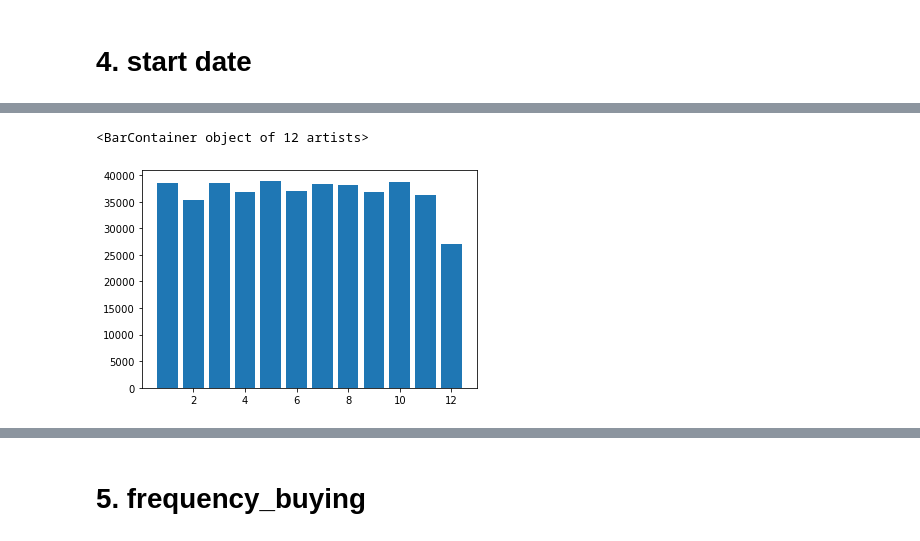
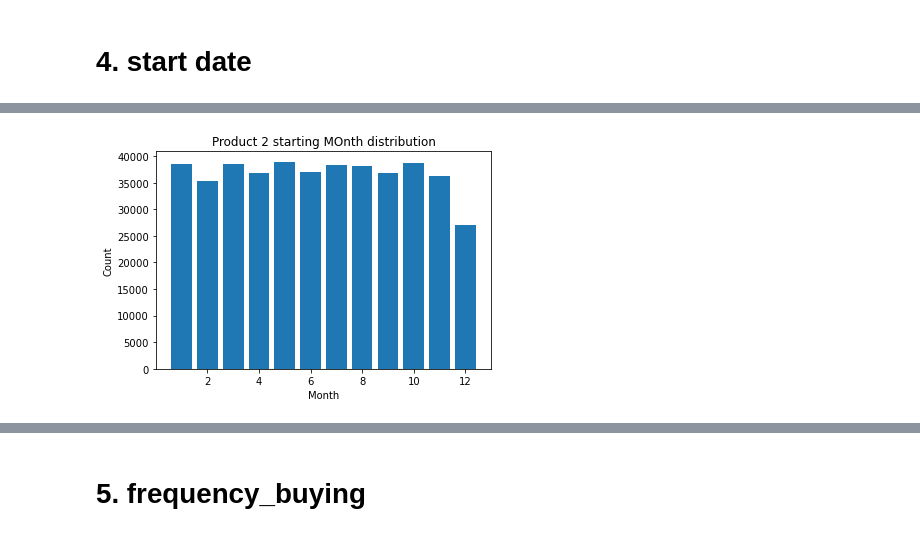
Before and after one commit to geofot96/facebook_analytics_academy_2020, a Jupyter notebook: george/Q2.ipynb, the cells around one changed output, grey strips where cells are left out. Cells and saved outputs as stored; diff of their text form; code cells hidden in the pictures.

```diff
--- a/george/Q2.ipynb
+++ b/george/Q2.ipynb
@@ -219,8 +271,12 @@ plt.bar(date_dayA.keys(), date_dayA.tolist())
 # %%
 dateB = product2["start_date"].value_counts()
 date_monthB = pd.DatetimeIndex(product2['start_date']).month.value_counts()
 date_dayB = pd.DatetimeIndex(product2['start_date']).day.value_counts()
-plt.bar(date_monthB.keys(), date_monthB.tolist())
+fig, ax = plt.subplots()
+ax.bar(date_monthB.keys(), date_monthB.tolist())
+ax.set_xlabel("Month")
+ax.set_ylabel("Count")
+ax.set_title("Product 2 starting Month distribution")
+fig.savefig("./plots/month_dist_2.png")
 # %% [output]
-<BarContainer object of 12 artists>
-[figure, old version]
+[figure, new version]
```
Also changed, not shown: parts of 23 cells of this notebook, 21 other files.
